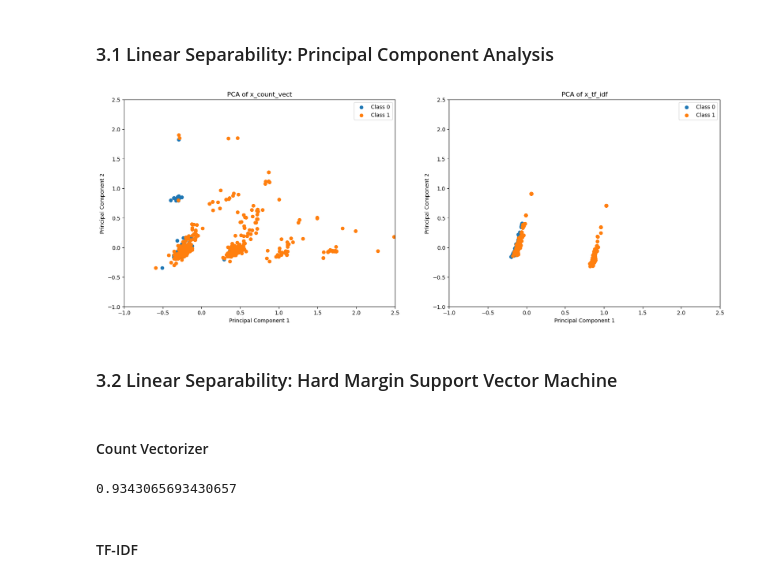
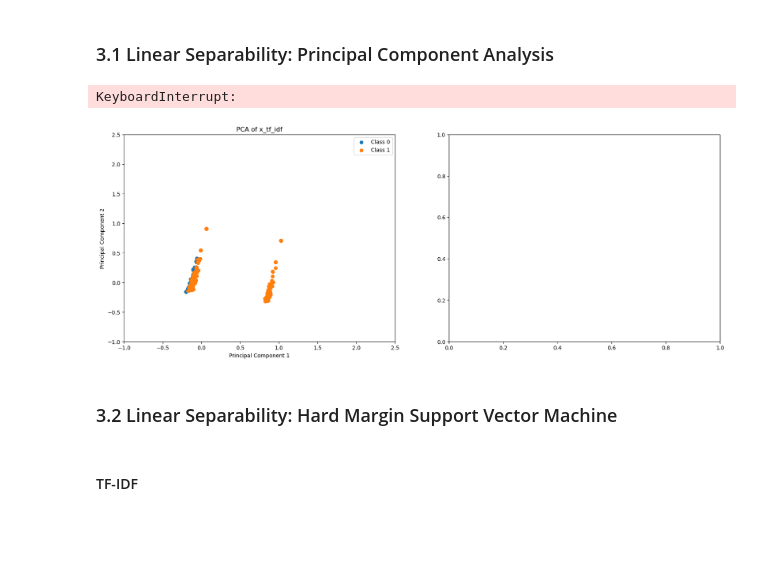
Before and after one commit to wogus00/spam-classification, a Jupyter notebook: submission_notebook.ipynb, the cells around one changed output. Cells and saved outputs as stored; diff of their text form; code cells hidden in the pictures; blank space fills up the shorter version.

```diff
--- a/submission_notebook.ipynb
+++ b/submission_notebook.ipynb
@@ -137,42 +365,58 @@ y = train_df['CLASS']
 # %% [markdown]
 ### 3.1 Linear Separability: Principal Component Analysis
 # %%
-# create subplots
+# Create subplots
 fig, axes = plt.subplots(1, 2, figsize=(20, 7))
 
-# count vectorizer
-pca_count_vect = PCA(n_components=2)
-x_pca_count_vect = pca_count_vect.fit_transform(x_count_vect)
+# PCA for tf_idf
+pca_tf_idf = PCA(n_components=2)
+x_pca_tf_idf = pca_tf_idf.fit_transform(x_tf_idf)
 
-
-# Plot for count vectorizer
-axes[0].set_title('PCA of x_count_vect')
+# Plot for tf_idf
+axes[0].set_title('PCA of x_tf_idf')
 for class_value in np.unique(y):
-    axes[0].scatter(x_pca_count_vect[y == class_value, 0], x_pca_count_vect[y == class_value, 1], label=f'Class {class_value}')
+    axes[0].scatter(x_pca_tf_idf[y == class_value, 0], x_pca_tf_idf[y == class_value, 1], label=f'Class {class_value}')
 axes[0].set_xlim(-1, 2.5)
 axes[0].set_ylim(-1, 2.5)
 axes[0].set_xlabel('Principal Component 1')
 axes[0].set_ylabel('Principal Component 2')
 axes[0].legend()
 
-# tf_idf
-pca_tf_idf = PCA(n_components=2)
-x_pca_tf_idf = pca_tf_idf.fit_transform(x_tf_idf)
+# Filtered PCA for tf_idf
+right_cluster_threshold = 0.5
 
-# Plot for tf_idf
-axes[1].set_title('PCA of x_tf_idf')
-for class_value in np.unique(y):
-    axes[1].scatter(x_pca_tf_idf[y == class_value, 0], x_pca_tf_idf[y == class_value, 1], label=f'Class {class_value}')
-axes[1].set_xlim(-1, 2.5)
-axes[1].set_ylim(-1, 2.5)
+pca_tf_idf_temp = PCA(n_components=2)
+x_pca_temp = pca_tf_idf_temp.fit_transform(x_tf_idf)
+
+left_cluster_mask = x_pca_temp[:, 0] < right_cluster_threshold
+x_tf_idf_left_cluster = x_tf_idf[left_cluster_mask]
+y_left_cluster = y[left_cluster_mask]
+
+pca_tf_idf_filtered = PCA(n_components=2)
+x_pca_filtered = pca_tf_idf_filtered.fit_transform(x_tf_idf_left_cluster)
+
+axes[1].set_title('PCA without the right cluster')
+for class_value in np.unique(y_left_cluster):
+    if class_value == 1:
+        # Make Class 1 semi-transparent
+        axes[1].scatter(x_pca_filtered[y_left_cluster == class_value, 0],
+                        x_pca_filtered[y_left_cluster == class_value, 1],
+                        label=f'Class {class_value}', alpha=0.25)
+    else:
+        # Class 0 remains opaque
+        axes[1].scatter(x_pca_filtered[y_left_cluster == class_value, 0],
+                        x_pca_filtered[y_left_cluster == class_value, 1],
+                        label=f'Class {class_value}', alpha=1)
+
+axes[1].set_xlim(-1, 1)
+axes[1].set_ylim(-1, 1)
 axes[1].set_xlabel('Principal Component 1')
 axes[1].set_ylabel('Principal Component 2')
 axes[1].legend()
 
 plt.show()
 # %% [output]
+KeyboardInterrupt:
-[figure, old version]
+[figure, new version]
 # %% [markdown]
 ### 3.2 Linear Separability: Hard Margin Support Vector Machine
-# %% [markdown]
-#### Count Vectorizer
@@ -181,13 +423,3 @@ x_c_train, x_c_test, y_c_train, y_c_test = train_test_split(x_count_vect, y, tes
-# %%
-hard_margin_svm = SVC(kernel='linear', C=100000000000)
-
-hard_margin_svm.fit(x_c_train, y_c_train)
-y_c_pred = hard_margin_svm.predict(x_c_test)
-
-count_vector_hard_margin_svm_accuracy_score = accuracy_score(y_c_test, y_c_pred)
-count_vector_hard_margin_svm_accuracy_score
-# %% [output]
-0.9343065693430657
 # %% [markdown]
 #### TF-IDF
 # %%
```
Also changed, not shown: parts of 31 cells of this notebook.
